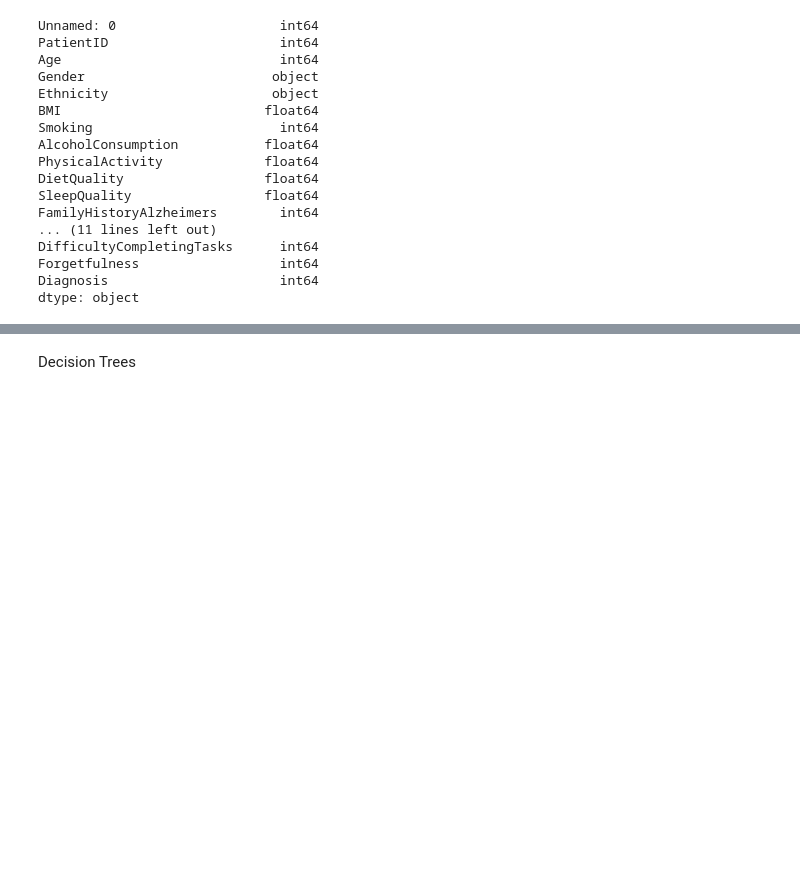
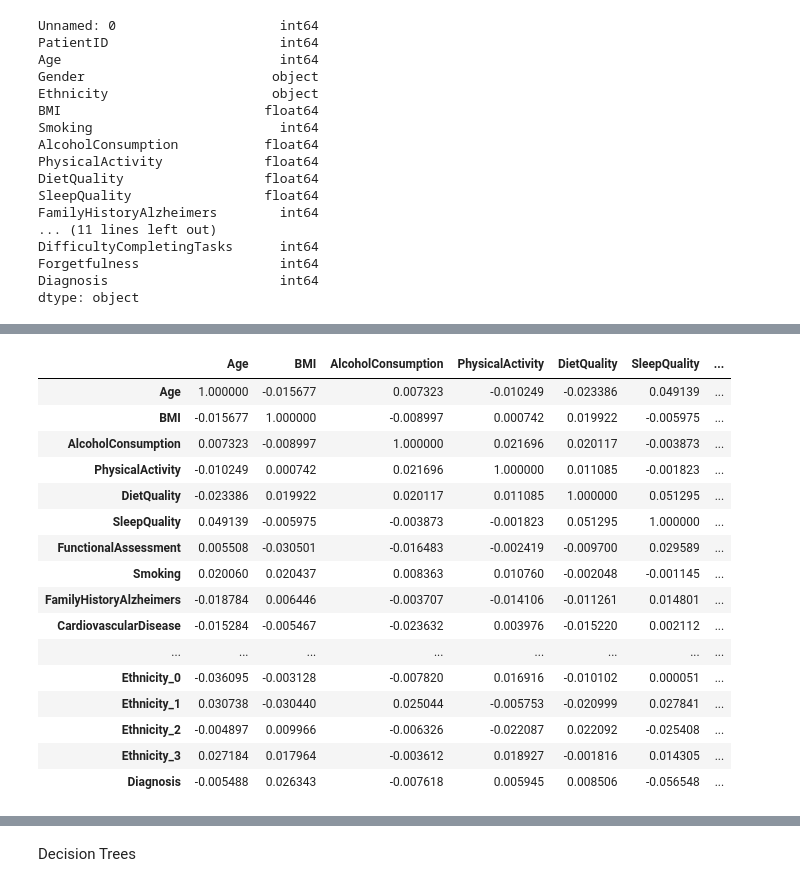
Before and after one commit to mmitry/project-4-group-9, a Jupyter notebook: Machine Learning.ipynb, the cells around one changed output, grey strips where cells are left out. Cells and saved outputs as stored; diff of their text form; code cells hidden in the pictures; blank space fills up the shorter version.

```diff
--- a/Machine Learning.ipynb
+++ b/Machine Learning.ipynb
@@ -76,0 +89,27 @@ X_train, X_test, y_train, y_test = train_test_split(X, y, test_size=0.2, random_
+# %%
+# Define Preprocessing Pipelines
+
+# Define preprocessing for numeric features
+numeric_features = ['Age', 'BMI', 'AlcoholConsumption', 'PhysicalActivity', 'DietQuality', 'SleepQuality', 'FunctionalAssessment'] # You can also do this in a loop, select the numeric columns
+numeric_transformer = Pipeline(steps=[
+    ('imputer', SimpleImputer(strategy='median')),
+    ('scaler', StandardScaler())])
+
+# Define preprocessing for the binary features
+binary_features = ['Smoking', 'FamilyHistoryAlzheimers', 'CardiovascularDisease', 'Diabetes', 'Depression', 'HeadInjury', 'Hypertension', 'MemoryComplaints', 'BehavioralProblems', 'Confusion', 'Disorientation', 'PersonalityChanges','DifficultyCompletingTasks','Forgetfulness']
+binary_transformer = Pipeline(steps=[
+    ('imputer', SimpleImputer(strategy='most_frequent', missing_values=pd.NA)),
+    ('label', OrdinalEncoder())])  # Label encode for binary feature
+
+# Define preprocessing for categorical features
+categorical_features = ['Gender', 'Ethnicity']
+categorical_transformer = Pipeline(steps=[
+    ('imputer', SimpleImputer(strategy='most_frequent', missing_values=pd.NA)),
+    ('onehot', OneHotEncoder(handle_unknown='ignore'))])
+
+# Combine preprocessing for numeric and categorical features
+preprocessor = ColumnTransformer(
+    transformers=[
+        ('num', numeric_transformer, numeric_features),
+        ('binary', binary_transformer, binary_features),
+        ('cat', categorical_transformer, categorical_features)])
@@ -76,0 +135,21 @@ X_train, X_test, y_train, y_test = train_test_split(X, y, test_size=0.2, random_
+# %%
+corrs = df_final.corr()
+corrs
+# %% [output]
+|  | Age | BMI | AlcoholConsumption | PhysicalActivity | DietQuality | SleepQuality | ... |
+| Age | 1.000000 | -0.015677 | 0.007323 | -0.010249 | -0.023386 | 0.049139 | ... |
+| BMI | -0.015677 | 1.000000 | -0.008997 | 0.000742 | 0.019922 | -0.005975 | ... |
+| AlcoholConsumption | 0.007323 | -0.008997 | 1.000000 | 0.021696 | 0.020117 | -0.003873 | ... |
+| PhysicalActivity | -0.010249 | 0.000742 | 0.021696 | 1.000000 | 0.011085 | -0.001823 | ... |
+| DietQuality | -0.023386 | 0.019922 | 0.020117 | 0.011085 | 1.000000 | 0.051295 | ... |
+| SleepQuality | 0.049139 | -0.005975 | -0.003873 | -0.001823 | 0.051295 | 1.000000 | ... |
+| FunctionalAssessment | 0.005508 | -0.030501 | -0.016483 | -0.002419 | -0.009700 | 0.029589 | ... |
+| Smoking | 0.020060 | 0.020437 | 0.008363 | 0.010760 | -0.002048 | -0.001145 | ... |
+| FamilyHistoryAlzheimers | -0.018784 | 0.006446 | -0.003707 | -0.014106 | -0.011261 | 0.014801 | ... |
+| CardiovascularDisease | -0.015284 | -0.005467 | -0.023632 | 0.003976 | -0.015220 | 0.002112 | ... |
+| ... | ... | ... | ... | ... | ... | ... | ... |
+| Ethnicity_0 | -0.036095 | -0.003128 | -0.007820 | 0.016916 | -0.010102 | 0.000051 | ... |
+| Ethnicity_1 | 0.030738 | -0.030440 | 0.025044 | -0.005753 | -0.020999 | 0.027841 | ... |
+| Ethnicity_2 | -0.004897 | 0.009966 | -0.006326 | -0.022087 | 0.022092 | -0.025408 | ... |
+| Ethnicity_3 | 0.027184 | 0.017964 | -0.003612 | 0.018927 | -0.001816 | 0.014305 | ... |
+| Diagnosis | -0.005488 | 0.026343 | -0.007618 | 0.005945 | 0.008506 | -0.056548 | ... |
```
Also changed, not shown: parts of 14 cells of this notebook, 1 other file.
